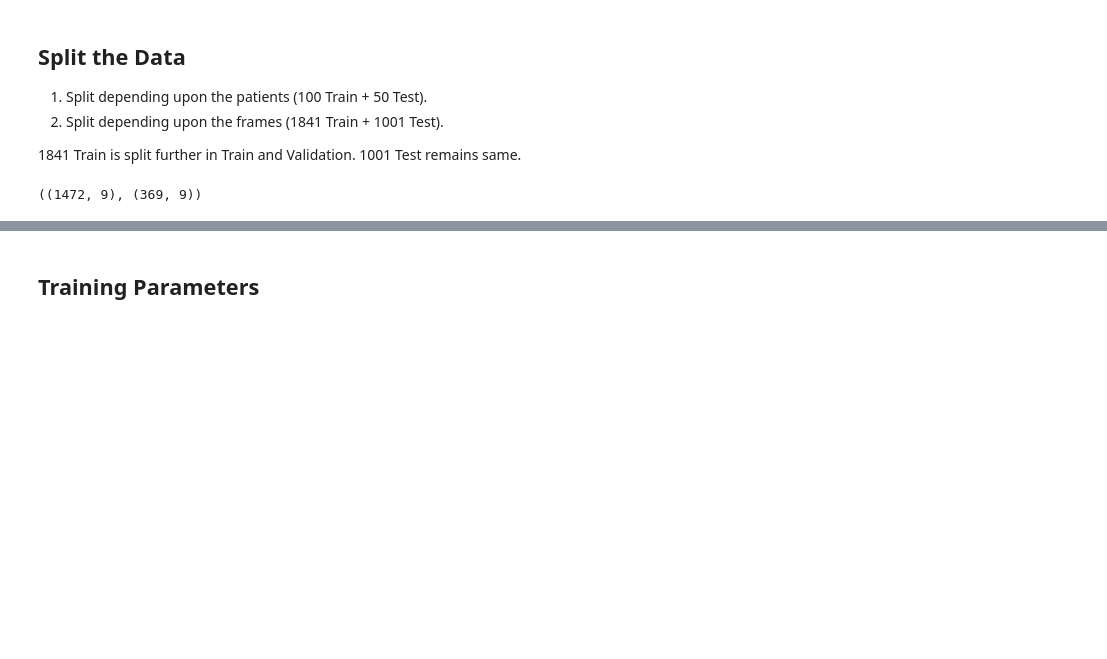
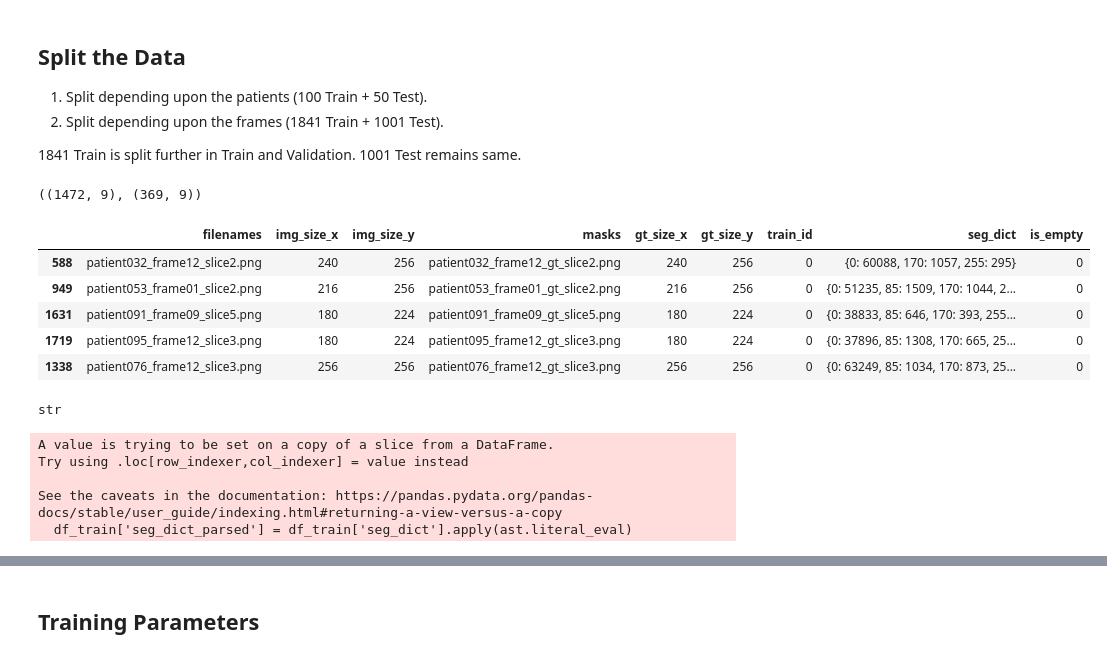
Before and after one commit to snehilsanyal/CMR_Segmentation, a Jupyter notebook: segmentation-acdc-starter.ipynb, the cells around one changed output, grey strips where cells are left out. Drawn from its saved outputs; the diff is of its cells as text; code cells hidden in the pictures; blank space fills up the shorter version.

```diff
--- a/segmentation-acdc-starter.ipynb
+++ b/segmentation-acdc-starter.ipynb
@@ -114,3 +114,16 @@ train_df, val_df = train_test_split(df_train, test_size = 0.2, random_state = 42
 train_df.shape, val_df.shape
 # %% [output]
 ((1472, 9), (369, 9))
+# %%
+train_df.head()
+# %% [output]
+|  | filenames | img_size_x | img_size_y | masks | gt_size_x | gt_size_y | train_id | seg_dict | is_empty |
+| 588 | patient032_frame12_slice2.png | 240 | 256 | patient032_frame12_gt_slice2.png | 240 | 256 | 0 | {0: 60088, 170: 1057, 255: 295} | 0 |
+| 949 | patient053_frame01_slice2.png | 216 | 256 | patient053_frame01_gt_slice2.png | 216 | 256 | 0 | {0: 51235, 85: 1509, 170: 1044, 2... | 0 |
+| 1631 | patient091_frame09_slice5.png | 180 | 224 | patient091_frame09_gt_slice5.png | 180 | 224 | 0 | {0: 38833, 85: 646, 170: 393, 255... | 0 |
+| 1719 | patient095_frame12_slice3.png | 180 | 224 | patient095_frame12_gt_slice3.png | 180 | 224 | 0 | {0: 37896, 85: 1308, 170: 665, 25... | 0 |
+| 1338 | patient076_frame12_slice3.png | 256 | 256 | patient076_frame12_gt_slice3.png | 256 | 256 | 0 | {0: 63249, 85: 1034, 170: 873, 25... | 0 |
+# %%
+type(train_df.seg_dict[0])
+# %% [output]
+str
@@ -116,0 +132,14 @@ train_df.shape, val_df.shape
+# %%
+df_train['seg_dict_parsed'] = df_train['seg_dict'].apply(ast.literal_eval)
+
+# Step 2: Extract all keys into a flat list
+all_keys = df_train['seg_dict_parsed'].apply(lambda d: list(d.keys())).sum()
+
+# Step 3: Get unique values and sort
+unique_values = sorted(set(all_keys))
+# %% [output]
+A value is trying to be set on a copy of a slice from a DataFrame.
+Try using .loc[row_indexer,col_indexer] = value instead
+
+See the caveats in the documentation: https://pandas.pydata.org/pandas-docs/stable/user_guide/indexing.html#returning-a-view-versus-a-copy
+  df_train['seg_dict_parsed'] = df_train['seg_dict'].apply(ast.literal_eval)
```
Also changed, not shown: parts of 26 cells of this notebook.
